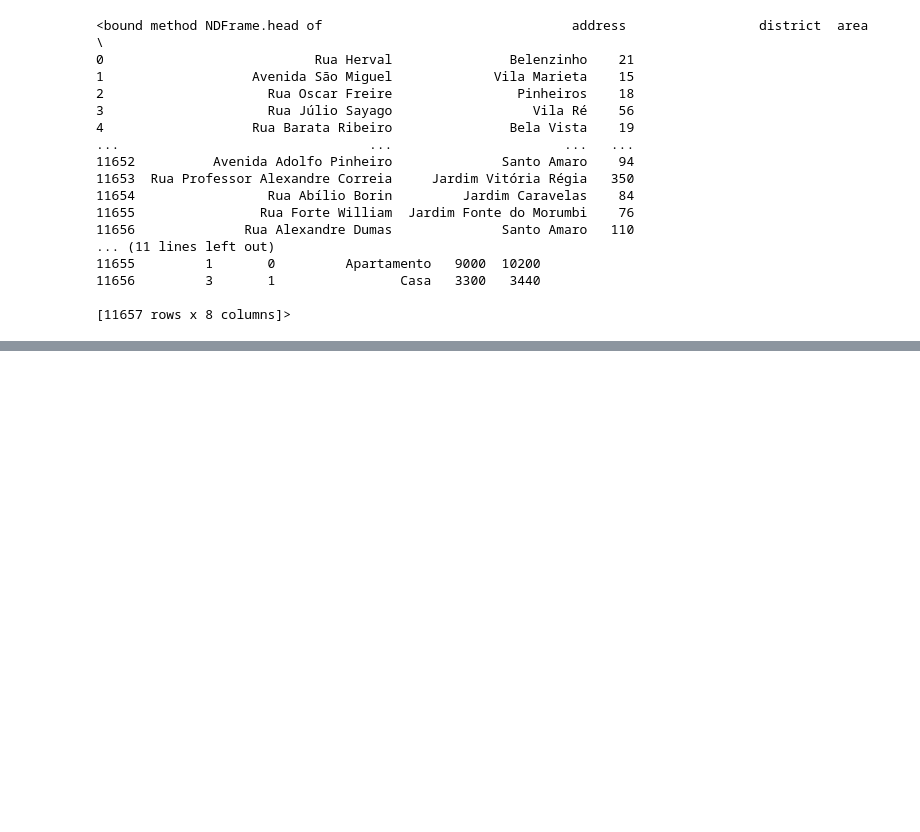
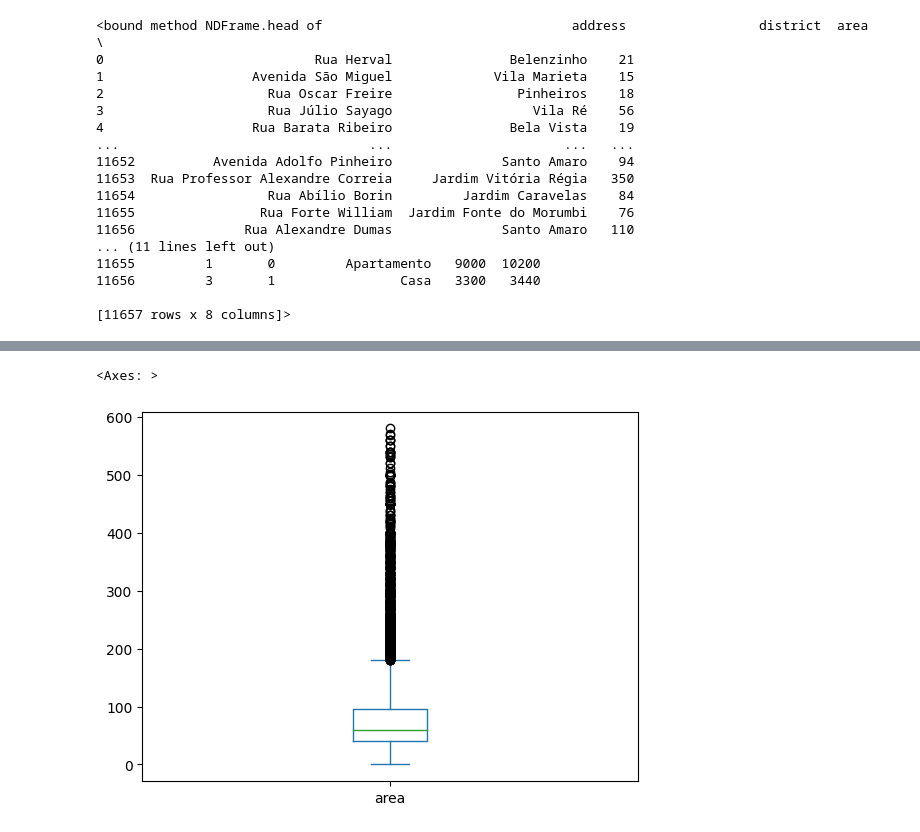
Before and after one commit to kimju03/aluguel-de-casa-em-SP, a Jupyter notebook: analise.ipynb, the cells around one changed output, grey strips where cells are left out. Saved outputs shown, nothing was run; the diff lists cells and outputs as text; code cells hidden in the pictures; blank space fills up the shorter version.

Commit message:
tratamento de outliers e criacao de duas colunas

```diff
--- a/analise.ipynb
+++ b/analise.ipynb
@@ -32,7 +51,7 @@ e se sim, qual e a variacao. listar de ordem decrescente e criar o grafico para
 import pandas as pd
 import numpy as np
 # %%
-data=pd. read_csv("data.csv")
+data=pd.read_csv("data.csv", sep=",")
 data.head
 # %% [output]
 <bound method NDFrame.head of                                address                 district  area  \
@@ -54,0 +120,6 @@ data.head
+# %%
+# Na coluna area
+data.area.plot.box()
+# %% [output]
+<Axes: >
+[figure, added]
```
Also changed, not shown: parts of 16 cells of this notebook, 3 other files.
